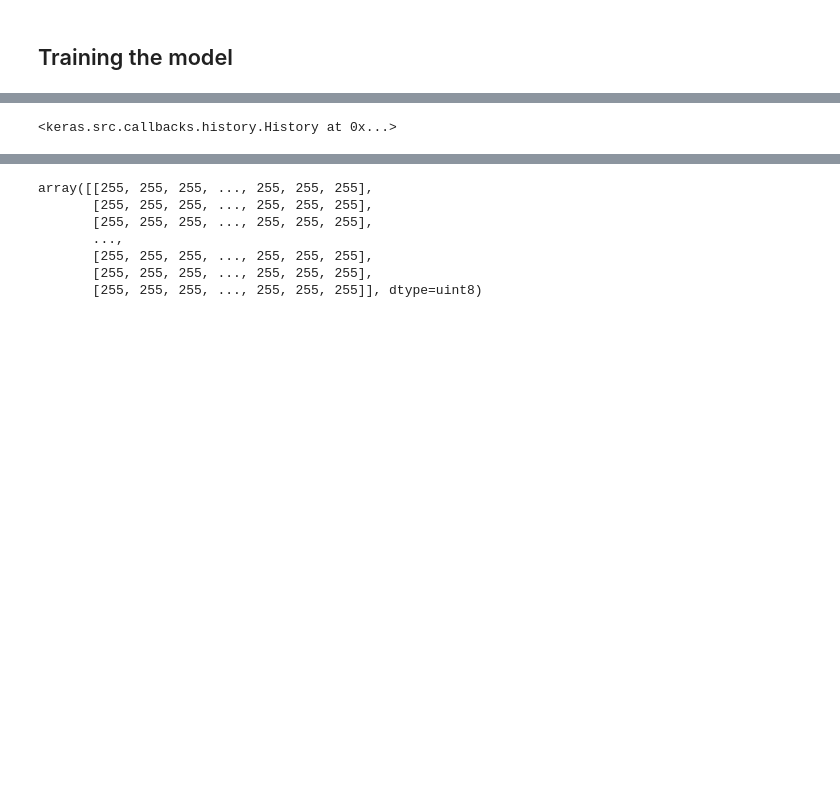
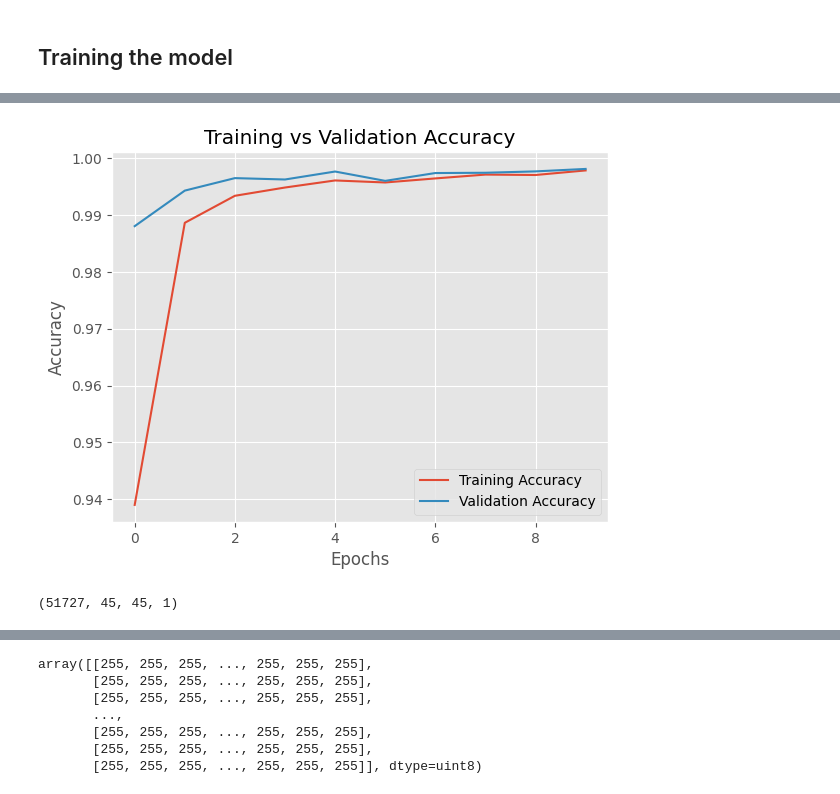
Before and after one commit to thanh-sys/handwritten-equation-recognition, a Jupyter notebook: Task 9- Part 2 Model-Training & CNN Test (1).ipynb, the cells around one changed output, grey strips where cells are left out. Drawn from its saved outputs; the diff is of its cells as text; code cells hidden in the pictures; blank space fills up the shorter version.

Commit message:
Evaluate model

```diff
--- a/Task 9- Part 2 Model-Training & CNN Test (1).ipynb
+++ b/Task 9- Part 2 Model-Training & CNN Test (1).ipynb
@@ -89,4 +73,6 @@ array([[10],
 # %% [output]
 (206881, 2025)
 # %%
-# temp=df_train.to_numpy()
+temp=df_train.to_numpy()
+X_train = temp.reshape(temp.shape[0], 45, 45, 1)
+X_train.shape
@@ -113,13 +87,16 @@ array([[10],
 # %% [markdown]
 ## Building the CNN model
 # %%
-# model = Sequential()
-# model.add(Conv2D(32, (3,3), input_shape=(45,45,1), activation='relu',padding='same'))
-# model.add(MaxPooling2D(pool_size=(2, 2)))
-# model.add(Conv2D(15, (3, 3), activation='relu'))
-# model.add(MaxPooling2D(pool_size=(2, 2)))
-# model.add(Dropout(0.2))
-# model.add(Flatten())
-# model.add(Dense(128, activation='relu'))
-# model.add(Dense(50, activation='relu'))
-# model.add(Dense(13, activation='softmax'))
+model = Sequential()
+model.add(Conv2D(32, (3,3), input_shape=(45,45,1), activation='relu',padding='same'))
+model.add(MaxPooling2D(pool_size=(2, 2)))
+model.add(Conv2D(15, (3, 3), activation='relu'))
+model.add(MaxPooling2D(pool_size=(2, 2)))
+model.add(Dropout(0.2))
+model.add(Flatten())
+model.add(Dense(128, activation='relu'))
+model.add(Dense(50, activation='relu'))
+model.add(Dense(13, activation='softmax'))
+
+# Compile model
+model.compile(loss='categorical_crossentropy', optimizer='adam', metrics=['accuracy'])
@@ -131,6 +105,16 @@ array([[10],
 # %%
 # from keras.models import model_from_json
 # %%
-# model.fit(X_train, cat, epochs=10, batch_size=200,shuffle=True,verbose=1)
+import matplotlib.pyplot as plt
+history = model.fit(X_train, cat, epochs=10, batch_size=200, shuffle=True, verbose=1, validation_split=0.2)
+
+plt.style.use('ggplot')
+plt.plot(history.history['accuracy'], label='Training Accuracy')
+plt.plot(history.history['val_accuracy'], label='Validation Accuracy')
+plt.xlabel('Epochs')
+plt.ylabel('Accuracy')
+plt.legend()
+plt.title("Training vs Validation Accuracy")
+plt.show()
 # %% [output]
 Epoch 1/10
@@ -156 +140,15 @@ Epoch 10/10
-<keras.src.callbacks.history.History at 0x...>
+[figure, added]
+# %%
+df_test = pd.read_csv('test_final.csv',index_col=False)
+y_test = df_test[['2025']]
+y_test = np.array(y_test)
+y_test = to_categorical(y_test, num_classes=13)
+
+x_test = df_test.drop(columns=['2025'])
+
+test_np = x_test.to_numpy()
+x_test = test_np.reshape(test_np.shape[0], 45, 45, 1)
+
+x_test.shape
+# %% [output]
+(51727, 45, 45, 1)
```
Also changed, not shown: parts of 21 cells of this notebook, 4 other files.
